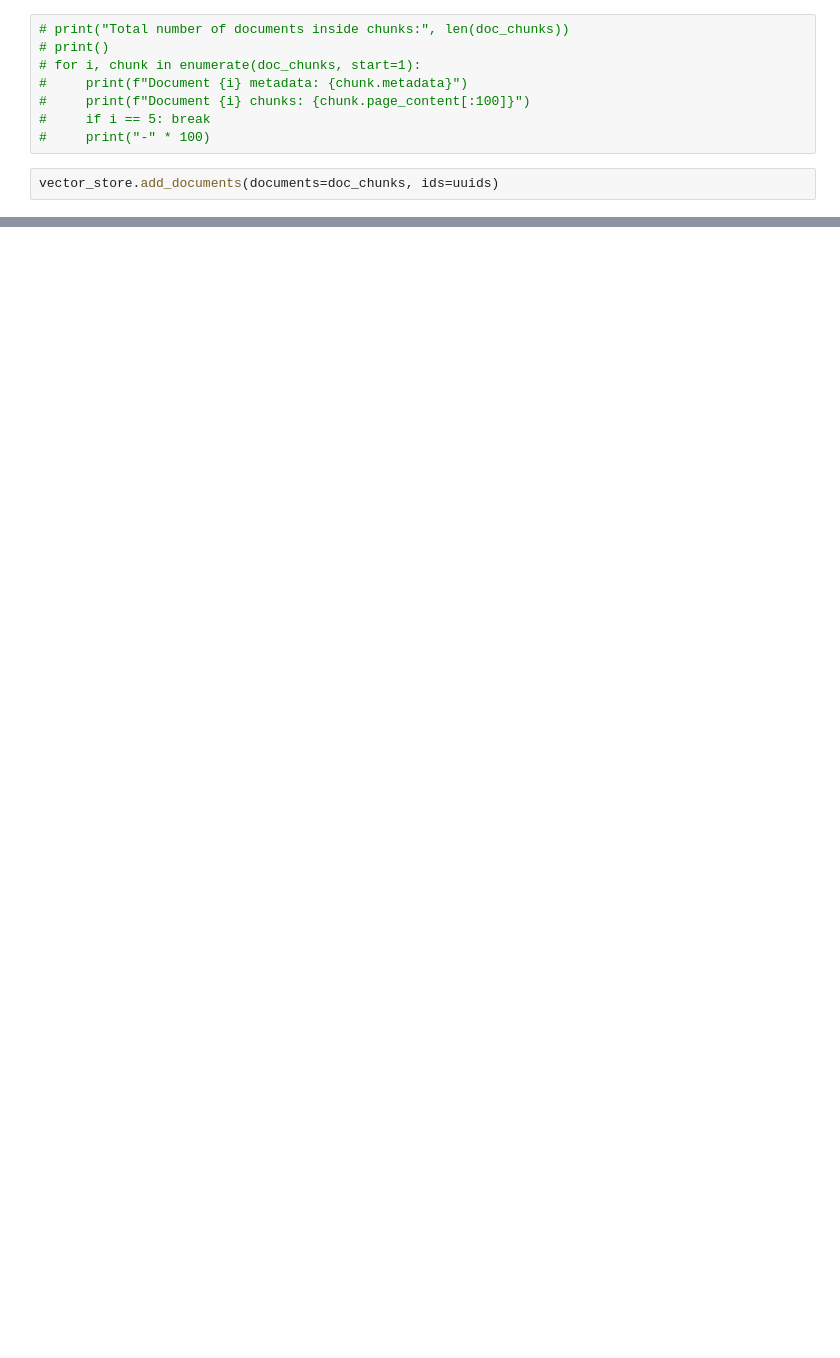
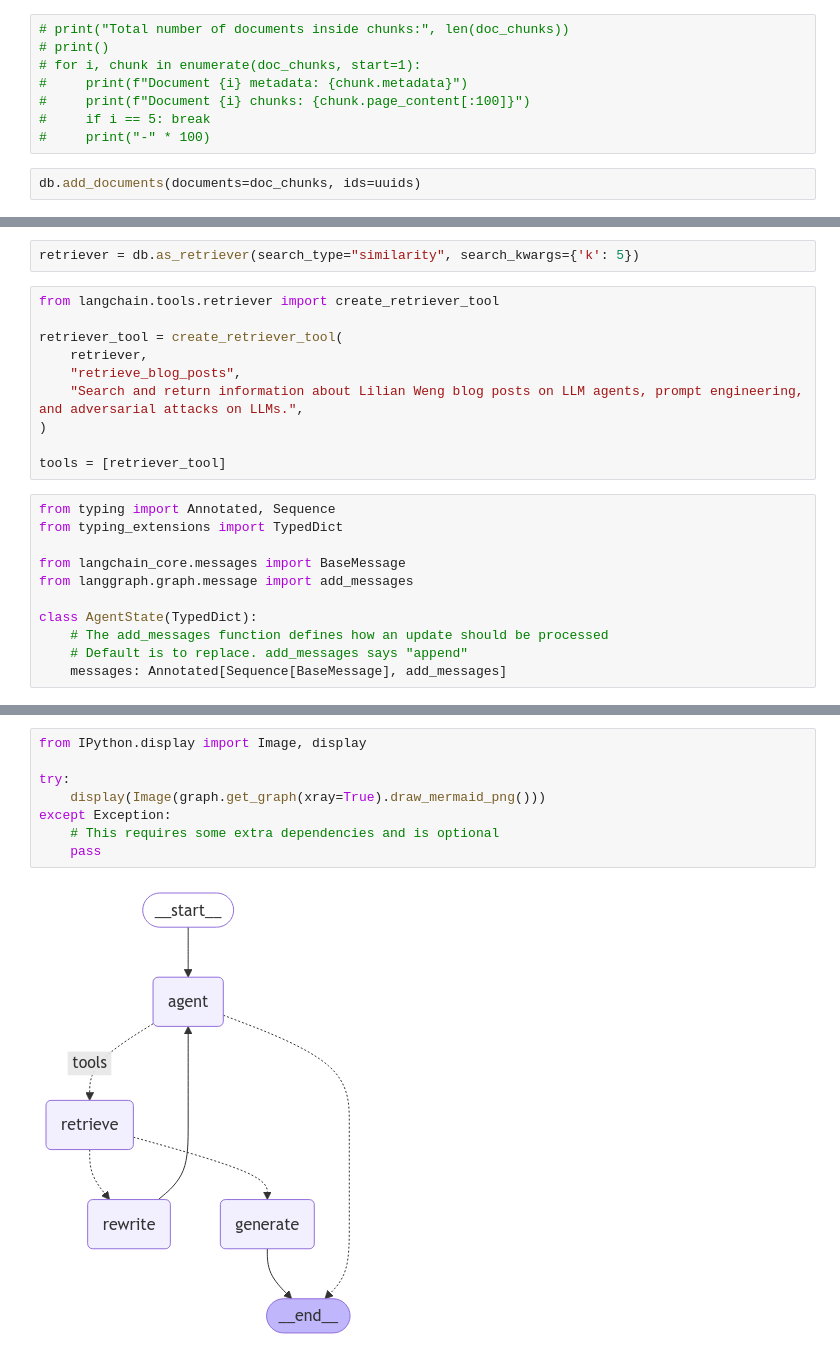
Before and after one commit to CodeWithCharan/AI-Blog-Search, a Jupyter notebook: research/experiments.ipynb, the cells around one changed output, grey strips where cells are left out. Cells and saved outputs as stored; diff of their text form; blank space fills up the shorter version.

```diff
--- a/research/experiments.ipynb
+++ b/research/experiments.ipynb
@@ -93,5 +96,5 @@ Few examples:
 #     if i == 5: break
 #     print("-" * 100)
 # %%
-vector_store.add_documents(documents=doc_chunks, ids=uuids)
+db.add_documents(documents=doc_chunks, ids=uuids)
 # %% [output]
@@ -114,0 +128,23 @@ vector_store.add_documents(documents=doc_chunks, ids=uuids)
+# %%
+retriever = db.as_retriever(search_type="similarity", search_kwargs={'k': 5})
+# %%
+from langchain.tools.retriever import create_retriever_tool
+
+retriever_tool = create_retriever_tool(
+    retriever,
+    "retrieve_blog_posts",
+    "Search and return information about Lilian Weng blog posts on LLM agents, prompt engineering, and adversarial attacks on LLMs.",
+)
+
+tools = [retriever_tool]
+# %%
+from typing import Annotated, Sequence
+from typing_extensions import TypedDict
+
+from langchain_core.messages import BaseMessage
+from langgraph.graph.message import add_messages
+
+class AgentState(TypedDict):
+    # The add_messages function defines how an update should be processed
+    # Default is to replace. add_messages says "append"
+    messages: Annotated[Sequence[BaseMessage], add_messages]
@@ -114,0 +369,10 @@ vector_store.add_documents(documents=doc_chunks, ids=uuids)
+# %%
+from IPython.display import Image, display
+
+try:
+    display(Image(graph.get_graph(xray=True).draw_mermaid_png()))
+except Exception:
+    # This requires some extra dependencies and is optional
+    pass
+# %% [output]
+[figure, added]
```
Also changed, not shown: parts of 16 cells of this notebook.
